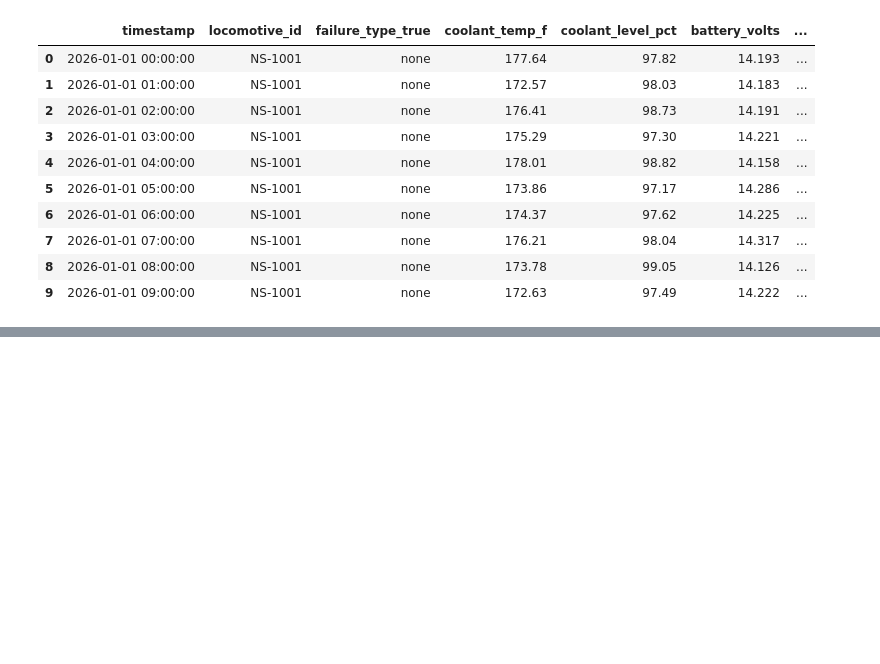
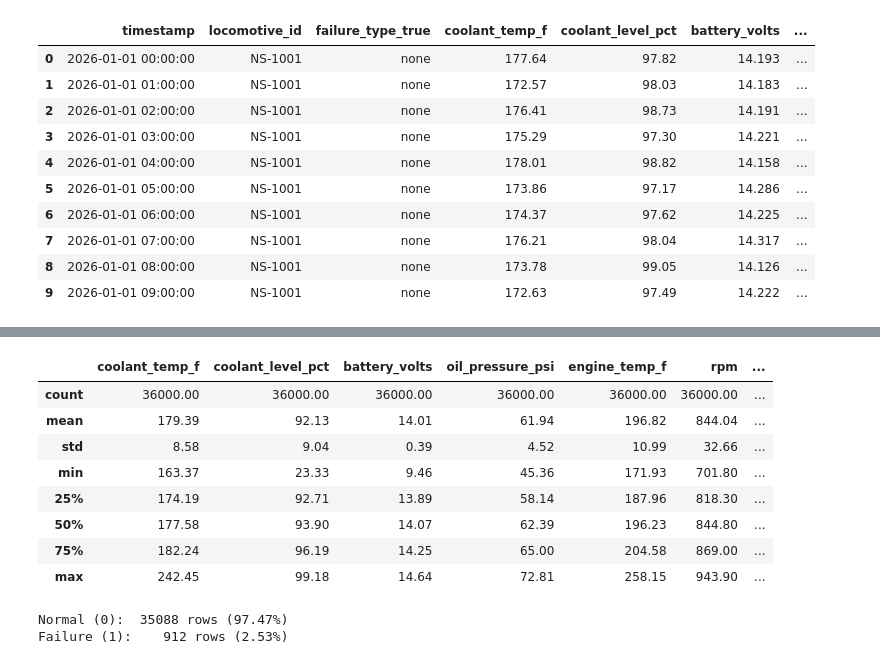
Before and after one commit to restjohnson/ns_railroad_time_series, a Jupyter notebook: time_series.ipynb, the cells around one changed output, grey strips where cells are left out. Drawn from its saved outputs; the diff is of its cells as text; code cells hidden in the pictures; blank space fills up the shorter version.

```diff
--- a/time_series.ipynb
+++ b/time_series.ipynb
@@ -66,3 +66,26 @@ cooling_water_loss    0
 battery_failure       0
 hour                  0
 dtype: int64
+# %%
+sensor_cols = ['coolant_temp_f', 'coolant_level_pct', 'battery_volts', 'oil_pressure_psi',
+            'engine_temp_f', 'rpm', 'ambient_temp_f']
+
+df[sensor_cols].describe().round(2)
+# %% [output]
+|  | coolant_temp_f | coolant_level_pct | battery_volts | oil_pressure_psi | engine_temp_f | rpm | ... |
+| count | 36000.00 | 36000.00 | 36000.00 | 36000.00 | 36000.00 | 36000.00 | ... |
+| mean | 179.39 | 92.13 | 14.01 | 61.94 | 196.82 | 844.04 | ... |
+| std | 8.58 | 9.04 | 0.39 | 4.52 | 10.99 | 32.66 | ... |
+| min | 163.37 | 23.33 | 9.46 | 45.36 | 171.93 | 701.80 | ... |
+| 25% | 174.19 | 92.71 | 13.89 | 58.14 | 187.96 | 818.30 | ... |
+| 50% | 177.58 | 93.90 | 14.07 | 62.39 | 196.23 | 844.80 | ... |
+| 75% | 182.24 | 96.19 | 14.25 | 65.00 | 204.58 | 869.00 | ... |
+| max | 242.45 | 99.18 | 14.64 | 72.81 | 258.15 | 943.90 | ... |
+# %%
+cw_counts = df['cooling_water_loss'].value_counts()
+#print(cw_counts)
+print(f'Normal (0): {cw_counts[0]:>6} rows ({cw_counts[0] / len(df) * 100:.2f}%)')
+print(f'Failure (1): {cw_counts[1]:>6} rows ({cw_counts[1] / len(df) * 100:.2f}%)')
+# %% [output]
+Normal (0):  35088 rows (97.47%)
+Failure (1):    912 rows (2.53%)
```
Also changed, not shown: parts of 6 cells of this notebook.
